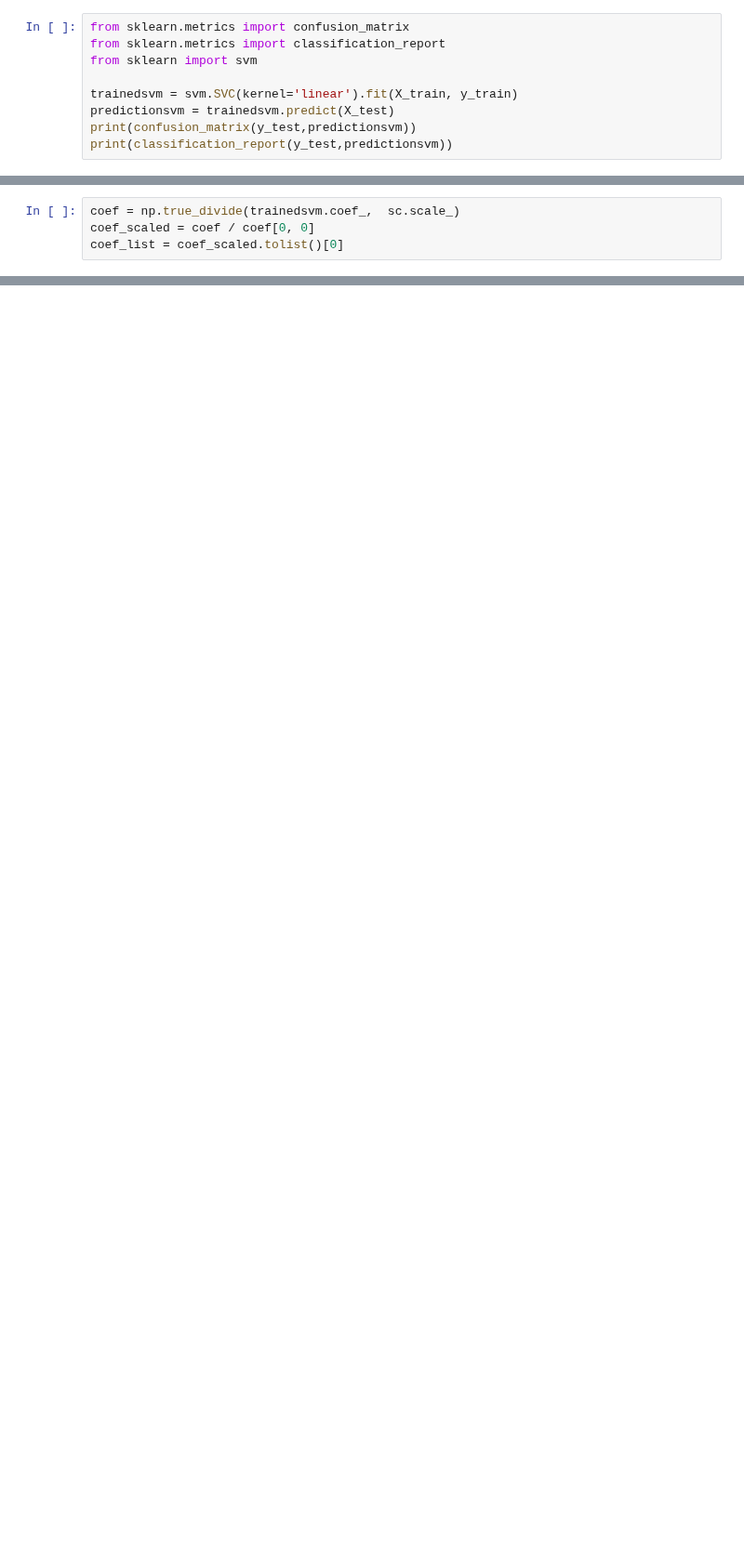
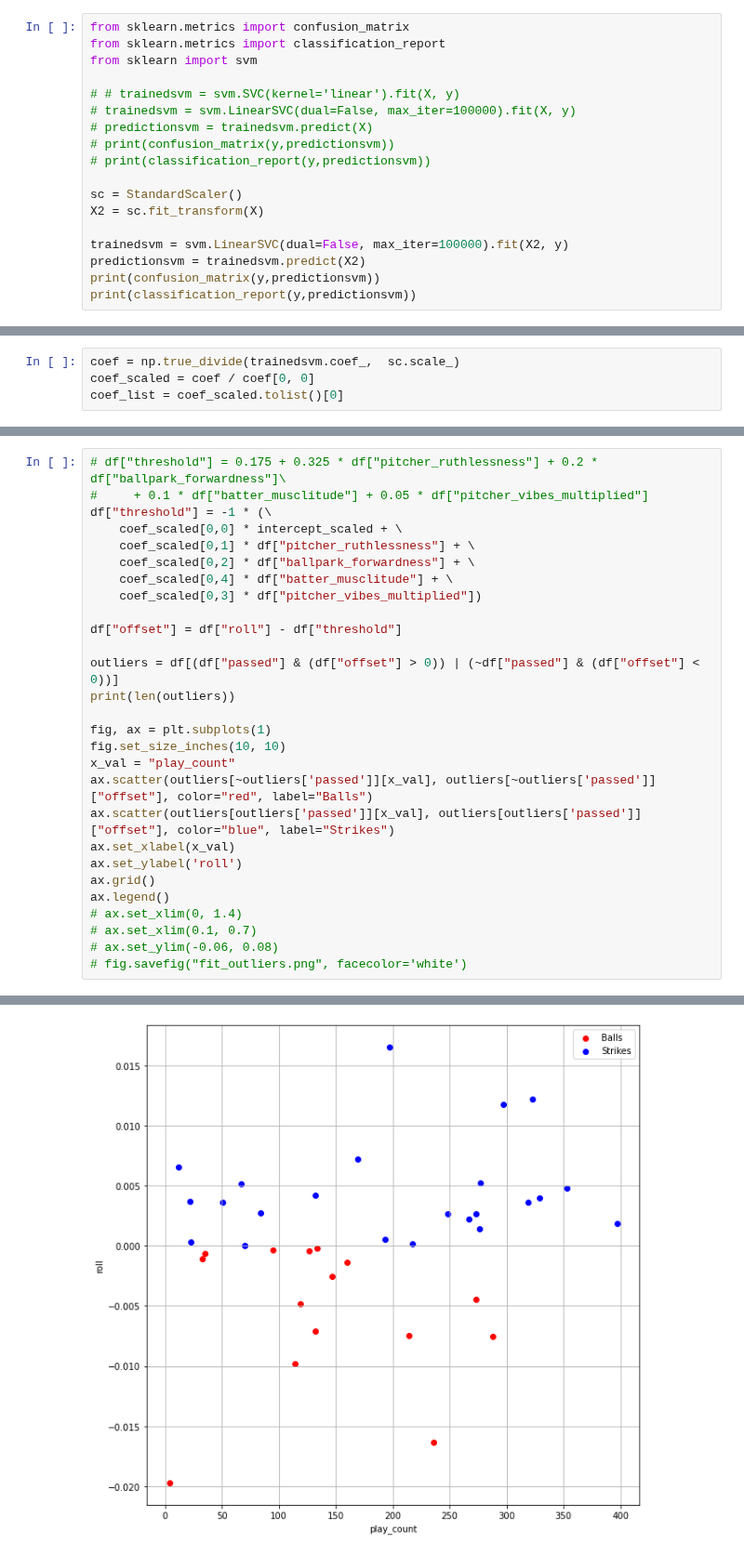
Before and after one commit to xSke/resim, a Jupyter notebook: find_roll_formula.ipynb, the cells around one changed output, grey strips where cells are left out. Shown at 93% size. Cells and saved outputs as stored; diff of their text form; blank space fills up the shorter version.

```diff
--- a/find_roll_formula.ipynb
+++ b/find_roll_formula.ipynb
@@ -143,8 +221,17 @@ from sklearn.metrics import confusion_matrix
 from sklearn.metrics import classification_report
 from sklearn import svm
 
-trainedsvm = svm.SVC(kernel='linear').fit(X_train, y_train)
-predictionsvm = trainedsvm.predict(X_test)
-print(confusion_matrix(y_test,predictionsvm))
-print(classification_report(y_test,predictionsvm))
+# # trainedsvm = svm.SVC(kernel='linear').fit(X, y)
+# trainedsvm = svm.LinearSVC(dual=False, max_iter=100000).fit(X, y)
+# predictionsvm = trainedsvm.predict(X)
+# print(confusion_matrix(y,predictionsvm))
+# print(classification_report(y,predictionsvm))
+
+sc = StandardScaler()
+X2 = sc.fit_transform(X)
+
+trainedsvm = svm.LinearSVC(dual=False, max_iter=100000).fit(X2, y)
+predictionsvm = trainedsvm.predict(X2)
+print(confusion_matrix(y,predictionsvm))
+print(classification_report(y,predictionsvm))
 # %% [output]
@@ -198,0 +345,29 @@ array([[-21.58349125,   8.06163977]])
+# %%
+# df["threshold"] = 0.175 + 0.325 * df["pitcher_ruthlessness"] + 0.2 * df["ballpark_forwardness"]\
+#     + 0.1 * df["batter_musclitude"] + 0.05 * df["pitcher_vibes_multiplied"]
+df["threshold"] = -1 * (\
+    coef_scaled[0,0] * intercept_scaled + \
+    coef_scaled[0,1] * df["pitcher_ruthlessness"] + \
+    coef_scaled[0,2] * df["ballpark_forwardness"] + \
+    coef_scaled[0,4] * df["batter_musclitude"] + \
+    coef_scaled[0,3] * df["pitcher_vibes_multiplied"])
+
+df["offset"] = df["roll"] - df["threshold"]
+
+outliers = df[(df["passed"] & (df["offset"] > 0)) | (~df["passed"] & (df["offset"] < 0))]
+print(len(outliers))
+
+fig, ax = plt.subplots(1)
+fig.set_size_inches(10, 10)
+x_val = "play_count"
+ax.scatter(outliers[~outliers['passed']][x_val], outliers[~outliers['passed']]["offset"], color="red", label="Balls")
+ax.scatter(outliers[outliers['passed']][x_val], outliers[outliers['passed']]["offset"], color="blue", label="Strikes")
+ax.set_xlabel(x_val)
+ax.set_ylabel('roll')
+ax.grid()
+ax.legend()
+# ax.set_xlim(0, 1.4)
+# ax.set_xlim(0.1, 0.7)
+# ax.set_ylim(-0.06, 0.08)
+# fig.savefig("fit_outliers.png", facecolor='white')
+# %% [output]
@@ -199 +376,2 @@ array([[-21.58349125,   8.06163977]])
+[figure, added]
 # %%
```
Also changed, not shown: parts of 44 cells of this notebook.
